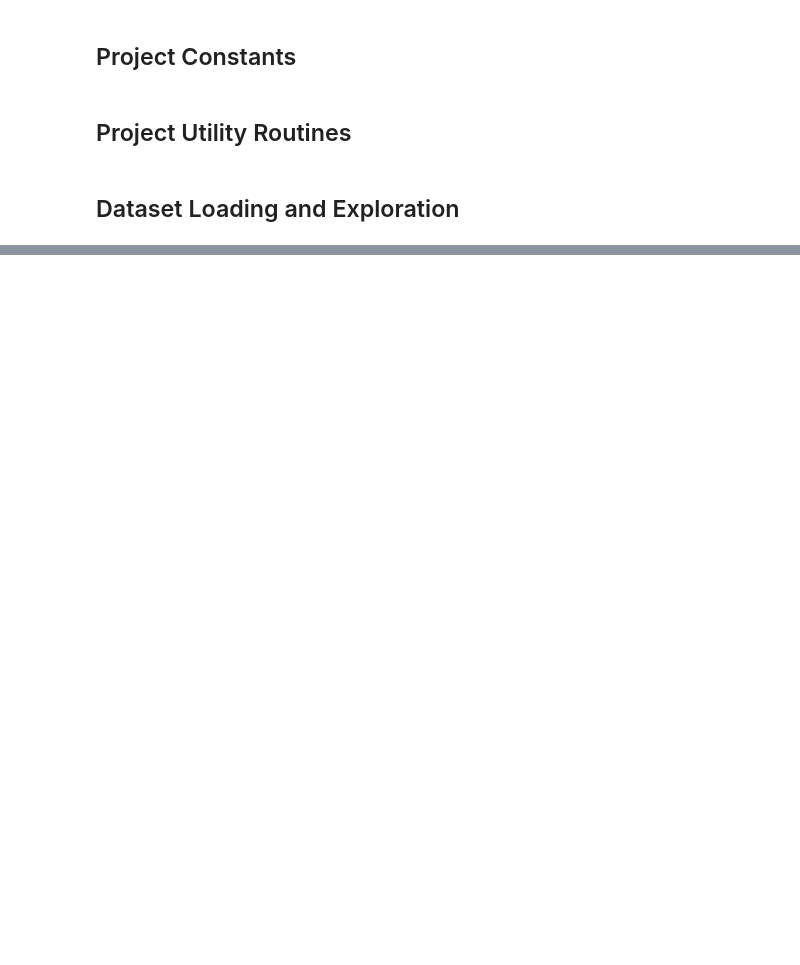
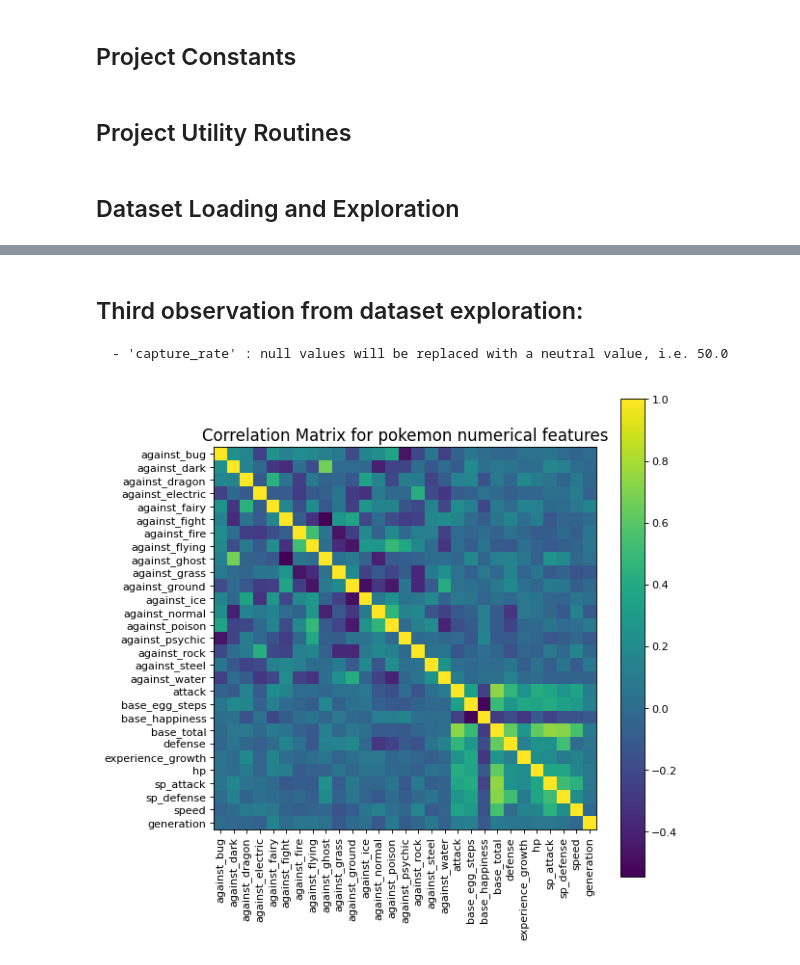
Before and after one commit to OrenChouraki06/projet-legendary-pokemon, a Jupyter notebook: legendary_pokemon_classification.ipynb, the cells around one changed output, grey strips where cells are left out. Drawn from its saved outputs; the diff is of its cells as text; code cells hidden in the pictures; blank space fills up the shorter version.

Commit message:
cleanup dataset and prep it for training

```diff
--- a/legendary_pokemon_classification.ipynb
+++ b/legendary_pokemon_classification.ipynb
@@ -115,0 +217,13 @@ def plotCorrelationMatrix(df, graphWidth):
+# %%
+# drop unactionable columns for prediction
+actionable_df_features = df_features.drop(['japanese_name', 'name', 'type2', 'pokedex_number'], axis=1)
+actionable_num_rows, actionable_num_columns = actionable_df_features.shape
+
+print(f"✅ The Pokemon actionable dataset has {actionable_num_columns} feature colmuns.")
+
+# recompute numerical and categorical features
+actionable_numerical_features = actionable_df_features.select_dtypes(include=['int64', 'float64']).columns
+print(f"Actionable numerical Features: {actionable_numerical_features}.")
+
+actionable_categorical_features = actionable_df_features.select_dtypes(include=['object']).columns
+print(f"Actionable categorical Features: {actionable_categorical_features}.")
@@ -115,0 +254,10 @@ def plotCorrelationMatrix(df, graphWidth):
+# %%
+# check wether 'capture_rate' values are actually numerical, if not replace them by None
+for idx in range(0, len(actionable_df_features['capture_rate'])):
+    try:
+        val = float(actionable_df_features['capture_rate'].at[idx])
+    except Exception as e:
+        print(f"⚠️ An anomaly has been found in the 'capture_rate' column at index '{idx}': value '{actionable_df_features['capture_rate'].at[idx]}' has been replaced by 'None'.")
+        actionable_df_features['capture_rate'].at[idx] = None
+
+print(f"⚠️ Number of anomalies found : {actionable_df_features['capture_rate'].isnull().sum()}")
@@ -115,0 +267,10 @@ def plotCorrelationMatrix(df, graphWidth):
+# %%
+# now convert 'capture_rate' column to float64
+actionable_df_features['capture_rate'] =  actionable_df_features['capture_rate'].astype('float64')
+# %%
+# recompute numerical and categorical features
+numerical_features = actionable_df_features.select_dtypes(include=['int64', 'float64']).columns
+print(f"Numerical Features: {numerical_features}.")
+
+categorical_features = actionable_df_features.select_dtypes(include=['object']).columns
+print(f"Categorical Features: {categorical_features}.")
@@ -115,0 +309,8 @@ def plotCorrelationMatrix(df, graphWidth):
+# %% [markdown]
+## Third observation from dataset exploration:
+    - 'capture_rate' : null values will be replaced with a neutral value, i.e. 50.0
+# %%
+# Display correlation matrix of numerical features
+plotCorrelationMatrix(actionable_df_features.drop(columns=categorical_features), 8, "pokemon numerical features")
+# %% [output]
+[figure, added]
```
Also changed, not shown: parts of 24 cells of this notebook.
